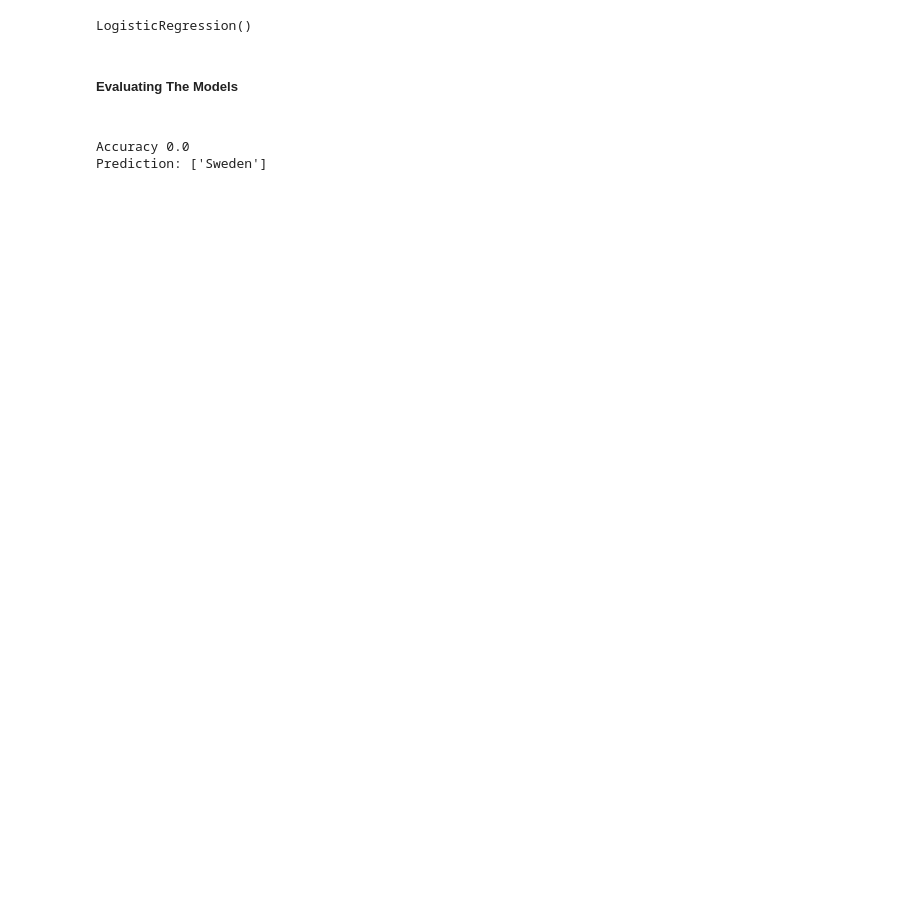
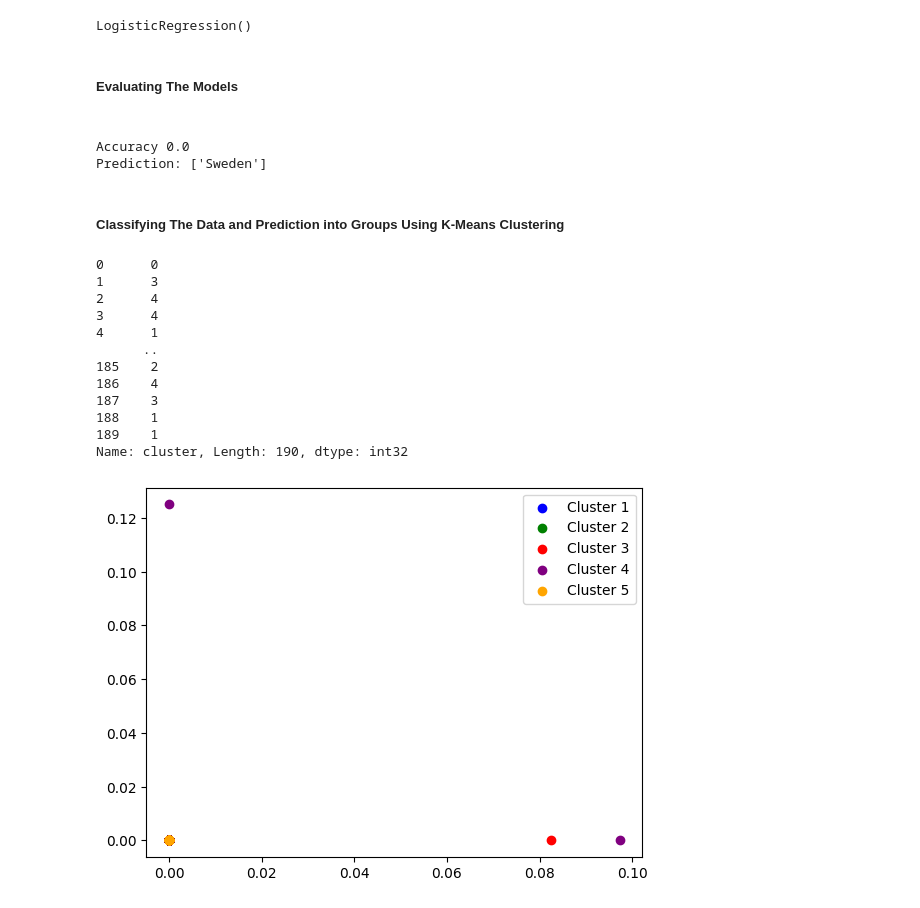
Before and after one commit to pro12365/National_Anthem_Classifier, a Jupyter notebook: anthrmanalyze.ipynb, the cells around one changed output. Saved outputs shown, nothing was run; the diff lists cells and outputs as text; code cells hidden in the pictures; blank space fills up the shorter version.

Commit message:
Clustering Added Plots Generated

```diff
--- a/anthrmanalyze.ipynb
+++ b/anthrmanalyze.ipynb
@@ -93,6 +95,6 @@ The other way to solve this problem is word frequency. This method is called the
 # %%
 #Feature Extraction
 tfidf= TfidfVectorizer()
-features= tfidf.fit_transform(df['Anthem']).toarray()
+features= tfidf.fit_transform(df['Anthem'])
 print(features)
 # %% [output]
@@ -156,3 +168,35 @@ print('Prediction:', prediction)
 # %% [output]
 Accuracy 0.0
 Prediction: ['Sweden']
+# %% [markdown]
+<h5><b>Classifying The Data and Prediction into Groups Using K-Means Clustering</b></h5>
+# %%
+#Clustering The Data
+kmeans= KMeans(n_clusters=5,random_state=0)
+clusters= kmeans.fit_predict(features)
+# Add Cluster to the lebel Database
+df['cluster']=clusters
+print(df['cluster'])
+# Plot countries in different segments based on their clusters
+colors = ['blue', 'green', 'red', 'purple', 'orange']
+for i in range(len(colors)):
+    x = features[clusters == i, 0].toarray()
+    y = features[clusters == i, 1].toarray()
+    plt.scatter(x, y, c=colors[i], label='Cluster ' + str(i+1))
+
+plt.legend()
+plt.show()
+# %% [output]
+0      0
+1      3
+2      4
+3      4
+4      1
+      ..
+185    2
+186    4
+187    3
+188    1
+189    1
+Name: cluster, Length: 190, dtype: int32
+[figure, added]
```
Also changed, not shown: parts of 2 cells of this notebook.
